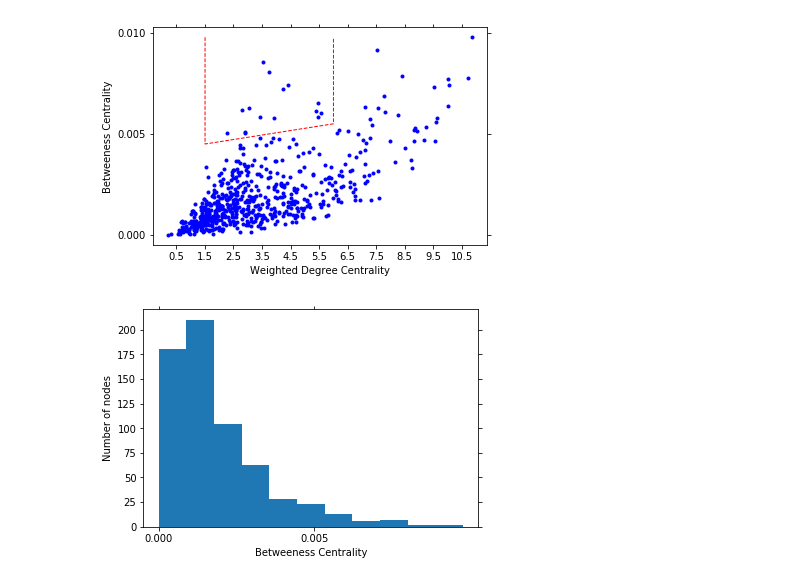
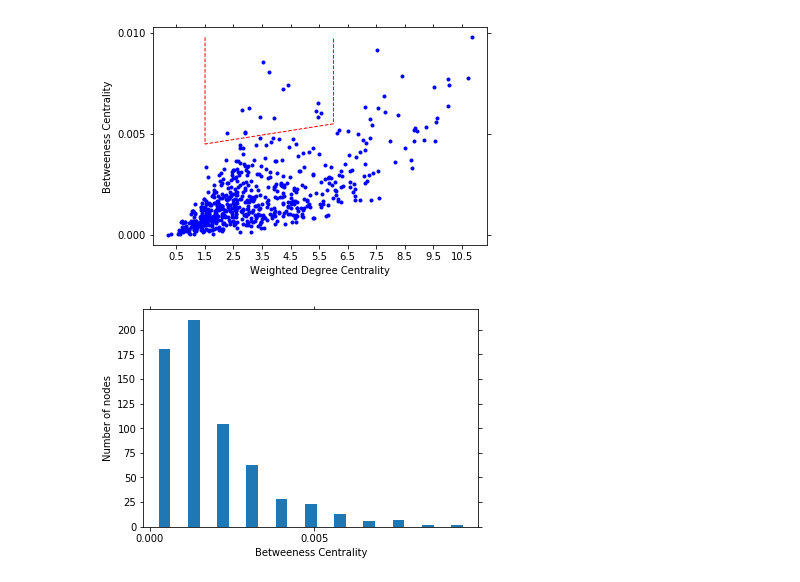
Before and after one commit to andreiarog/RC_project2, a Jupyter notebook: proj_initial_analysis.ipynb, the cells around one changed output. Drawn from its saved outputs; the diff is of its cells as text; code cells hidden in the pictures.

Commit message:
histogram fixed

```diff
--- a/proj_initial_analysis.ipynb
+++ b/proj_initial_analysis.ipynb
@@ -235,13 +192,13 @@ plt.savefig('wdgVSbn.png')
 # %%
 #Individual Histogram of Betweeness Centrality
 x=list(bn_centrality.values())
 
 plt.figure()
-plt.hist(list(bn_centrality.values()), bins=11)
+plt.hist(list(bn_centrality.values()), bins=11, rwidth=0.4)
 plt.xlabel("Betweeness Centrality")
 plt.ylabel("Number of nodes")
 plt.xticks(np.arange(min(x), max(x), 0.005))
 
 plt.savefig("bn_hist.png")
 # %% [output]
-[figure, old version]
+[figure, new version]
```
Also changed, not shown: parts of 4 cells of this notebook, 1 other file.
